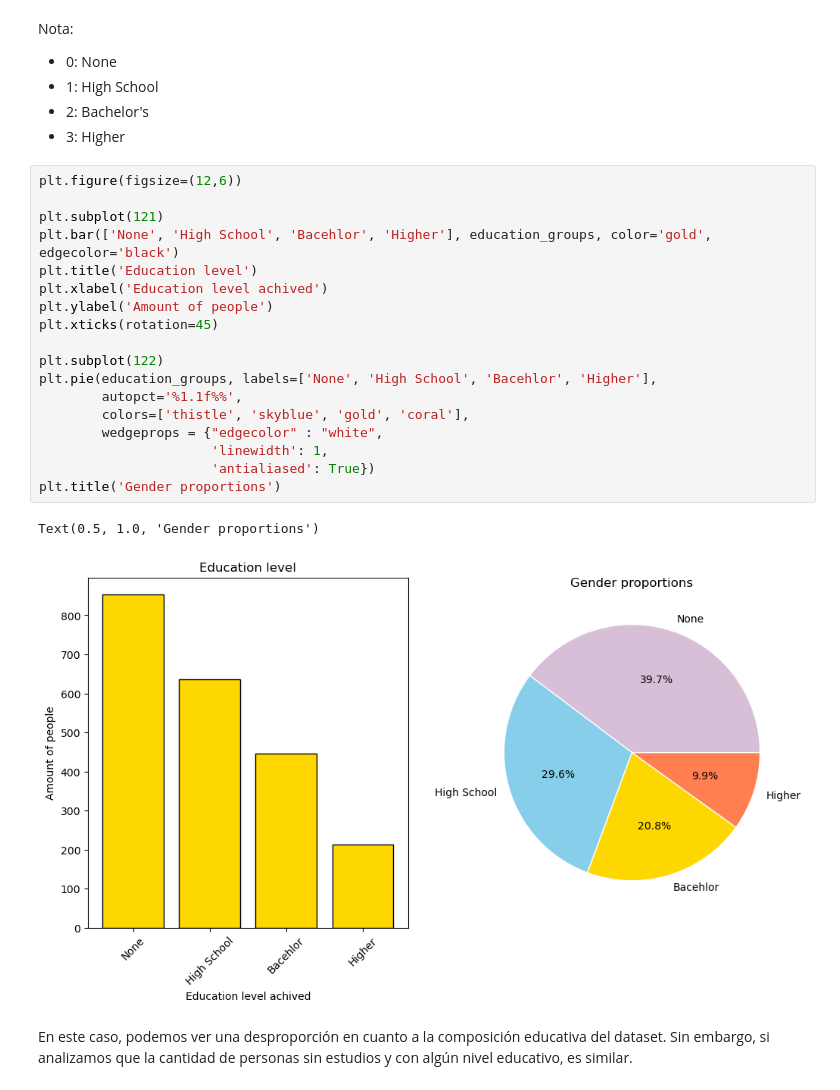
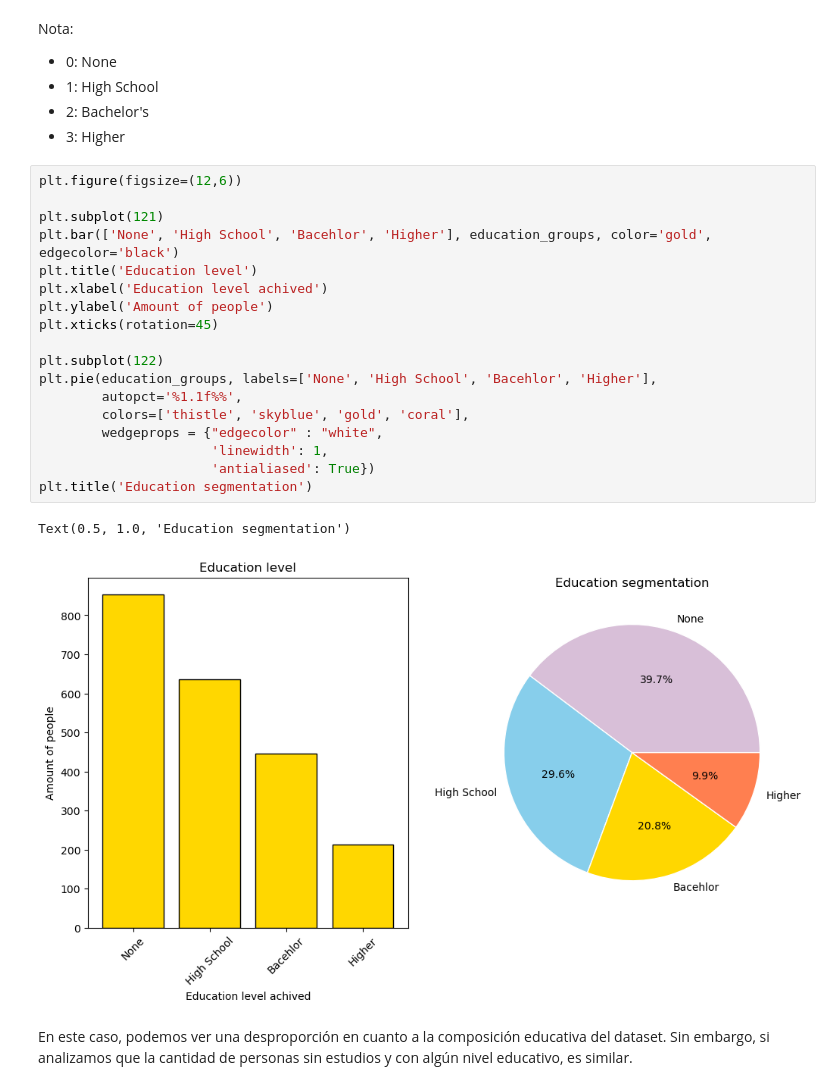
Before and after one commit to fdiezdev/alzheimer-dataset, a Jupyter notebook: main.ipynb, the cells around one changed output. Saved outputs shown, nothing was run; the diff lists cells and outputs as text.

```diff
--- a/main.ipynb
+++ b/main.ipynb
@@ -212,24 +217,24 @@ Nota:
 # %%
 plt.figure(figsize=(12,6))
 
 plt.subplot(121)
 plt.bar(['None', 'High School', 'Bacehlor', 'Higher'], education_groups, color='gold', edgecolor='black')
 plt.title('Education level')
 plt.xlabel('Education level achived')
 plt.ylabel('Amount of people')
 plt.xticks(rotation=45)
 
 plt.subplot(122)
 plt.pie(education_groups, labels=['None', 'High School', 'Bacehlor', 'Higher'],
         autopct='%1.1f%%',
         colors=['thistle', 'skyblue', 'gold', 'coral'],
         wedgeprops = {"edgecolor" : "white",
                       'linewidth': 1,
                       'antialiased': True})
-plt.title('Gender proportions')
+plt.title('Education segmentation')
 # %% [output]
-Text(0.5, 1.0, 'Gender proportions')
+Text(0.5, 1.0, 'Education segmentation')
-[figure, old version]
+[figure, new version]
 # %% [markdown]
 En este caso, podemos ver una desproporción en cuanto a la composición educativa del dataset. Sin embargo, si analizamos que la cantidad de personas sin estudios y con algún nivel educativo, es similar.
 # %% [markdown]
```
Also changed, not shown: parts of 51 cells of this notebook.
